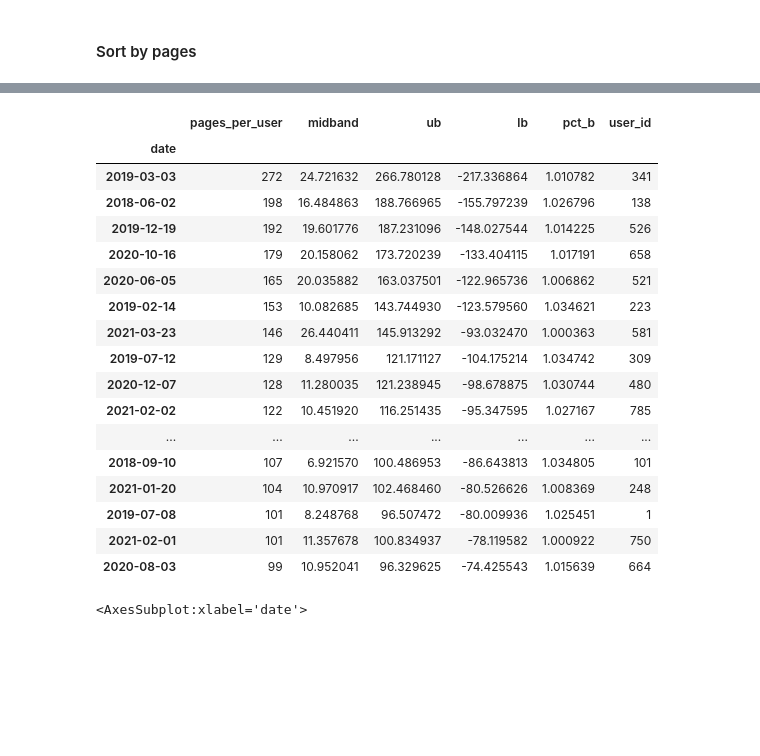
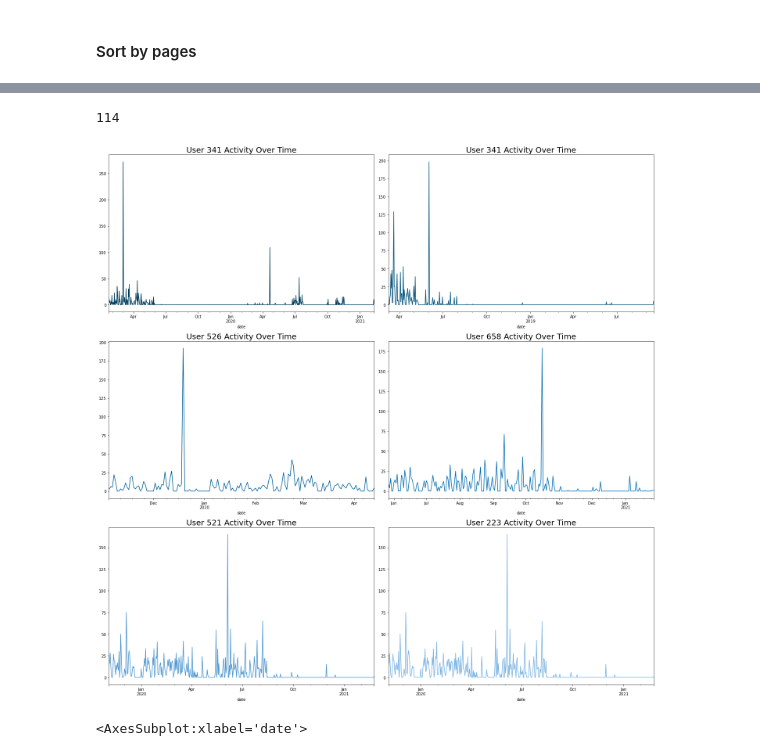
Before and after one commit to JML-Association/Anomaly-Detection-Project, a Jupyter notebook: meredith_eda.ipynb, the cells around one changed output, grey strips where cells are left out. Drawn from its saved outputs; the diff is of its cells as text; code cells hidden in the pictures; blank space fills up the shorter version.

```diff
--- a/meredith_eda.ipynb
+++ b/meredith_eda.ipynb
@@ -351,24 +407,42 @@ anomalies
 # %%
-anomalies.sort_values(by='pages_per_user', ascending=False).head(20)
+anomalies[anomalies.pages_per_user>100].sort_values(by='pages_per_user', ascending=False).size
 # %% [output]
-|  | pages_per_user | midband | ub | lb | pct_b | user_id |
-| date |  |  |  |  |  |  |
-| 2019-03-03 | 272 | 24.721632 | 266.780128 | -217.336864 | 1.010782 | 341 |
-| 2018-06-02 | 198 | 16.484863 | 188.766965 | -155.797239 | 1.026796 | 138 |
-| 2019-12-19 | 192 | 19.601776 | 187.231096 | -148.027544 | 1.014225 | 526 |
-| 2020-10-16 | 179 | 20.158062 | 173.720239 | -133.404115 | 1.017191 | 658 |
-| 2020-06-05 | 165 | 20.035882 | 163.037501 | -122.965736 | 1.006862 | 521 |
-| 2019-02-14 | 153 | 10.082685 | 143.744930 | -123.579560 | 1.034621 | 223 |
-| 2021-03-23 | 146 | 26.440411 | 145.913292 | -93.032470 | 1.000363 | 581 |
-| 2019-07-12 | 129 | 8.497956 | 121.171127 | -104.175214 | 1.034742 | 309 |
-| 2020-12-07 | 128 | 11.280035 | 121.238945 | -98.678875 | 1.030744 | 480 |
-| 2021-02-02 | 122 | 10.451920 | 116.251435 | -95.347595 | 1.027167 | 785 |
-| ... | ... | ... | ... | ... | ... | ... |
-| 2018-09-10 | 107 | 6.921570 | 100.486953 | -86.643813 | 1.034805 | 101 |
-| 2021-01-20 | 104 | 10.970917 | 102.468460 | -80.526626 | 1.008369 | 248 |
-| 2019-07-08 | 101 | 8.248768 | 96.507472 | -80.009936 | 1.025451 | 1 |
-| 2021-02-01 | 101 | 11.357678 | 100.834937 | -78.119582 | 1.000922 | 750 |
-| 2020-08-03 | 99 | 10.952041 | 96.329625 | -74.425543 | 1.015639 | 664 |
+114
+# %%
+# Top 6 abnormal activity plots
+plt.figure(figsize = (20,20))
+plt.subplot(321)
+df_341 = one_user_df_prep(df, 341)
+df_341.plot(color = '#003F5D')
+plt.title('User 341 Activity Over Time', fontsize = 20)
+
+plt.subplot(322)
+df_138 = one_user_df_prep(df,138)
+df_138.plot(color = '#00527C')
+plt.title('User 341 Activity Over Time', fontsize = 20)
+
+plt.subplot(323)
+df_526 = one_user_df_prep(df,526)
+df_526.plot(color = '#00609C')
+plt.title('User 526 Activity Over Time', fontsize = 20)
+
+plt.subplot(324)
+df_658 = one_user_df_prep(df,658)
+df_658.plot(color = '#006DB2')
+plt.title('User 658 Activity Over Time', fontsize = 20)
+
+plt.subplot(325)
+df_521 = one_user_df_prep(df,521)
+df_521.plot(color = '#4E97D1')
+plt.title('User 521 Activity Over Time', fontsize = 20)
+
+plt.subplot(326)
+df_223 = one_user_df_prep(df,521)
+df_223.plot(color = '#7BB4E3')
+plt.title('User 223 Activity Over Time', fontsize = 20)
+plt.tight_layout()
+# %% [output]
+[figure, added]
 # %%
 df_341 = one_user_df_prep(df, 341)
 # %%
```
Also changed, not shown: parts of 12 cells of this notebook.
